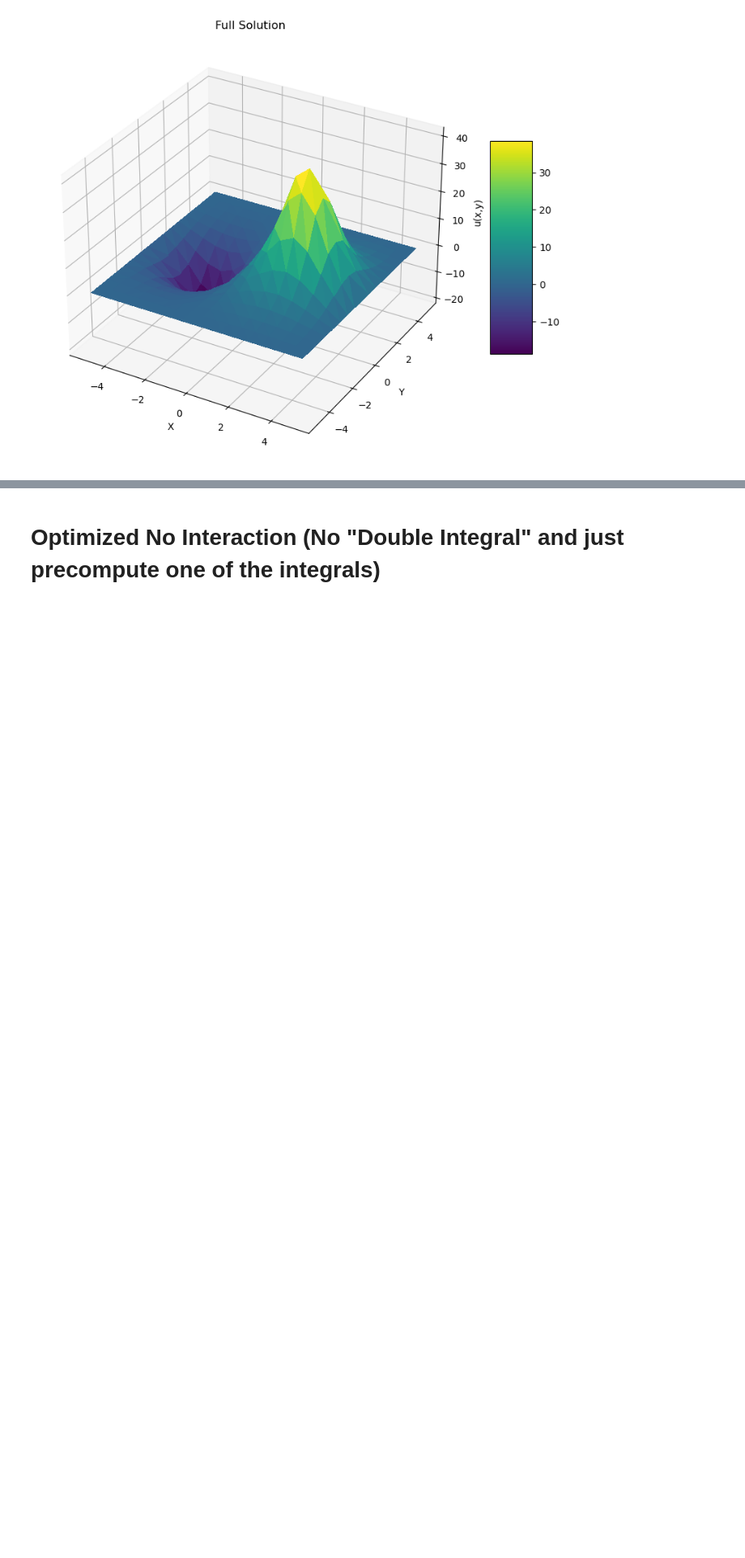
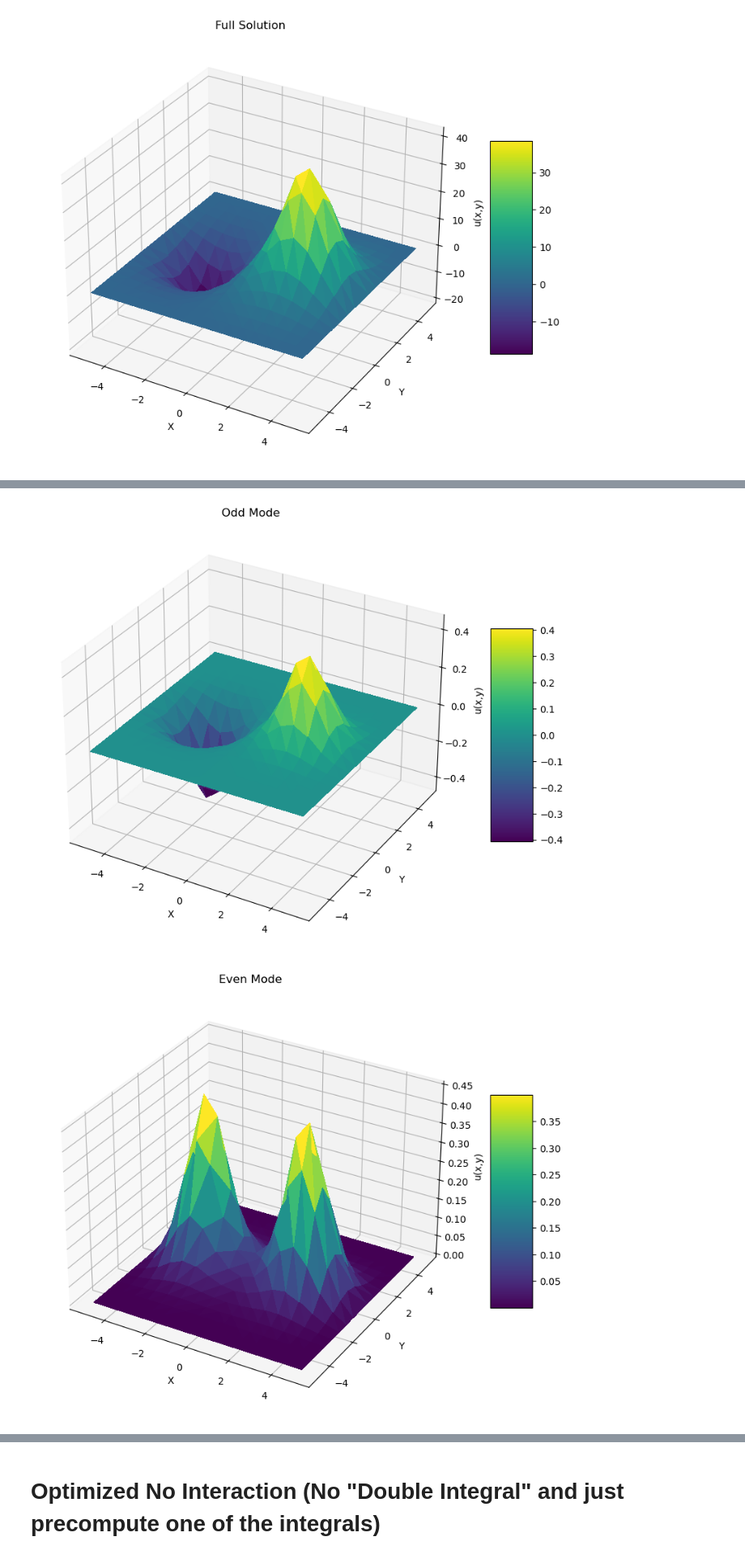
Before and after one commit to vcaipu/cqednumerics, a Jupyter notebook: examples/2DInteraction.ipynb, the cells around one changed output, grey strips where cells are left out. Shown at 81% size. Drawn from its saved outputs; the diff is of its cells as text; code cells hidden in the pictures; blank space fills up the shorter version.

```diff
--- a/examples/2DInteraction.ipynb
+++ b/examples/2DInteraction.ipynb
@@ -920,0 +1005,11 @@ with open("2DModesEvenOddNoInt.pkl","wb") as file:
+# %%
+# Optimization Loop
+
+# Very important to initialize to random instead of all ones, or else odd mode is trivial
+u_init_interior = femsystem.get_initial_random_interior()
+
+print("Starting Optimization")
+solver = LBFGS(fun=objective,tol=1e-7,verbose=True)
+result = solver.run(u_init_interior,G_mat)
+result = result.params
+u_interior = result
@@ -920,0 +1034,11 @@ with open("2DModesEvenOddNoInt.pkl","wb") as file:
+# %%
+# Get Even and Odd Modes
+u_even,u_odd = femsystem.separate_even_odd_apply_by_and_norm(u_interior)
+u_even_interior,u_odd_interior = u_even[femsystem.interior_dofs],u_odd[femsystem.interior_dofs]
+
+femsystem.plot_at_interior_2d_in3d(u_odd_interior,plot_title="Odd Mode")
+femsystem.plot_at_interior_2d_in3d(u_even_interior,plot_title="Even Mode")
+femsystem.plot_at_interior_2d_in3d(u_interior,plot_title="Full Solution")
+# %% [output]
+[figure, added]
+[figure, added]
```
Also changed, not shown: parts of 5 cells of this notebook.
